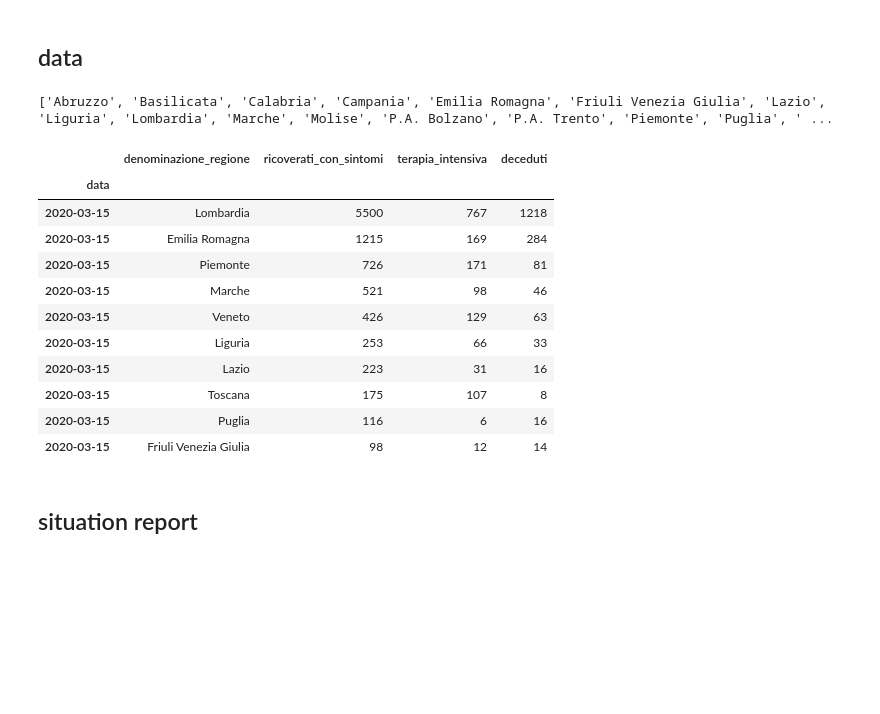
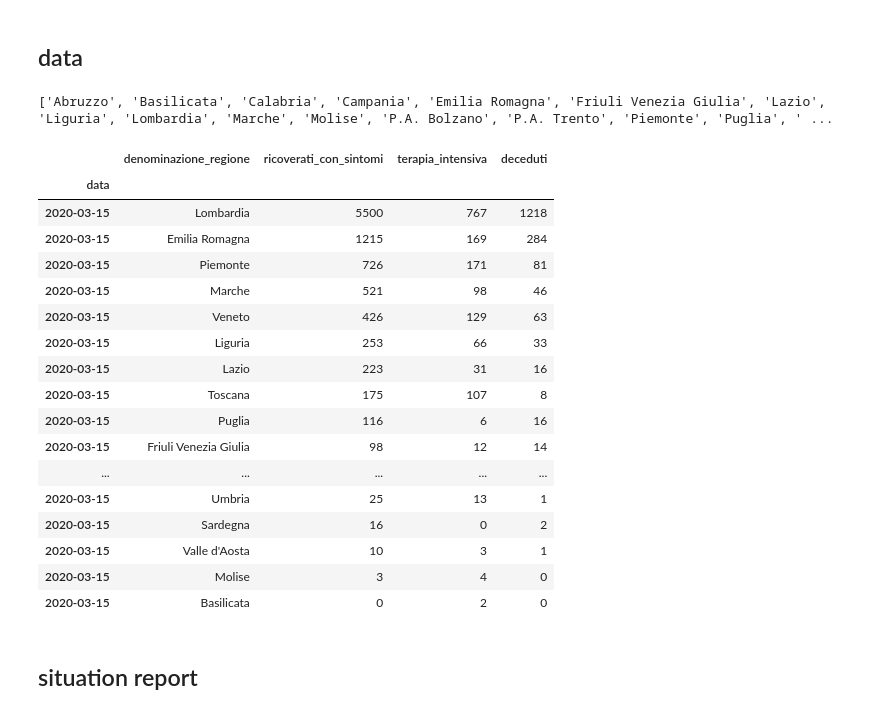
Before and after one commit to alexamici/covid-19-notebooks, a Jupyter notebook: notebooks/italy-regions-situation-report.ipynb, the cells around one changed output. Drawn from its saved outputs; the diff is of its cells as text; code cells hidden in the pictures; blank space fills up the shorter version.

```diff
--- a/notebooks/italy-regions-situation-report.ipynb
+++ b/notebooks/italy-regions-situation-report.ipynb
@@ -28,27 +28,33 @@ date_italy_regions_path = 'dpc-covid19-ita-regioni.csv'
 # %%
 data_italy_regions = pd.read_csv(date_italy_regions_path, parse_dates=['data'], index_col=['data'])
 data_italy_regions['totale_terapia_intensiva'] = data_italy_regions['terapia_intensiva'] + data_italy_regions['deceduti']
 data_italy_regions['totale_ricoverati'] = data_italy_regions['ricoverati_con_sintomi'] + data_italy_regions['totale_terapia_intensiva']
 
 data_italy_regions.index = data_italy_regions.index.normalize()
 
 print(sorted(data_italy_regions['denominazione_regione'].unique().tolist()))
 
-data_italy_regions.loc[data_italy_regions.index.max()].sort_values('ricoverati_con_sintomi', ascending=False)[['denominazione_regione', 'ricoverati_con_sintomi', 'terapia_intensiva', 'deceduti']].head(10)
+data_italy_regions.loc[data_italy_regions.index.max()].sort_values('ricoverati_con_sintomi', ascending=False)[['denominazione_regione', 'ricoverati_con_sintomi', 'terapia_intensiva', 'deceduti']]
 # %% [output]
 ['Abruzzo', 'Basilicata', 'Calabria', 'Campania', 'Emilia Romagna', 'Friuli Venezia Giulia', 'Lazio', 'Liguria', 'Lombardia', 'Marche', 'Molise', 'P.A. Bolzano', 'P.A. Trento', 'Piemonte', 'Puglia', ' ...
 |  | denominazione_regione | ricoverati_con_sintomi | terapia_intensiva | deceduti |
 | data |  |  |  |  |
 | 2020-03-15 | Lombardia | 5500 | 767 | 1218 |
 | 2020-03-15 | Emilia Romagna | 1215 | 169 | 284 |
 | 2020-03-15 | Piemonte | 726 | 171 | 81 |
 | 2020-03-15 | Marche | 521 | 98 | 46 |
 | 2020-03-15 | Veneto | 426 | 129 | 63 |
 | 2020-03-15 | Liguria | 253 | 66 | 33 |
 | 2020-03-15 | Lazio | 223 | 31 | 16 |
 | 2020-03-15 | Toscana | 175 | 107 | 8 |
 | 2020-03-15 | Puglia | 116 | 6 | 16 |
 | 2020-03-15 | Friuli Venezia Giulia | 98 | 12 | 14 |
+| ... | ... | ... | ... | ... |
+| 2020-03-15 | Umbria | 25 | 13 | 1 |
+| 2020-03-15 | Sardegna | 16 | 0 | 2 |
+| 2020-03-15 | Valle d'Aosta | 10 | 3 | 1 |
+| 2020-03-15 | Molise | 3 | 4 | 0 |
+| 2020-03-15 | Basilicata | 0 | 2 | 0 |
 # %% [markdown]
 ## situation report
 # %%
```
